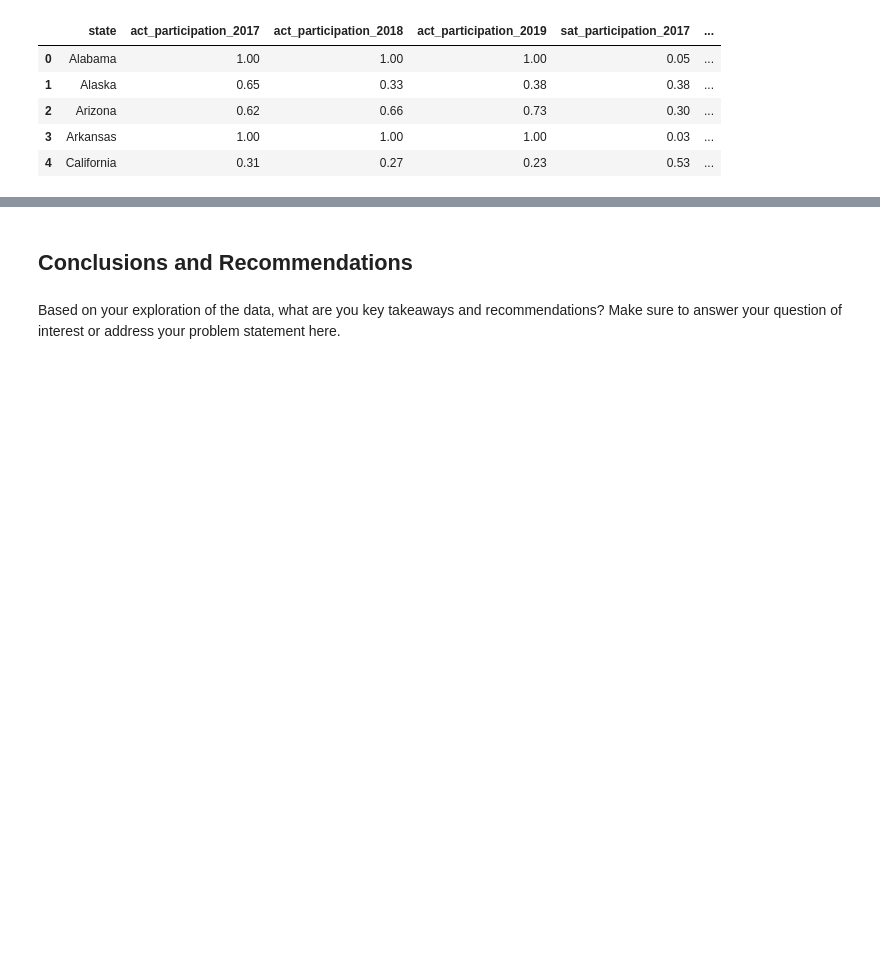
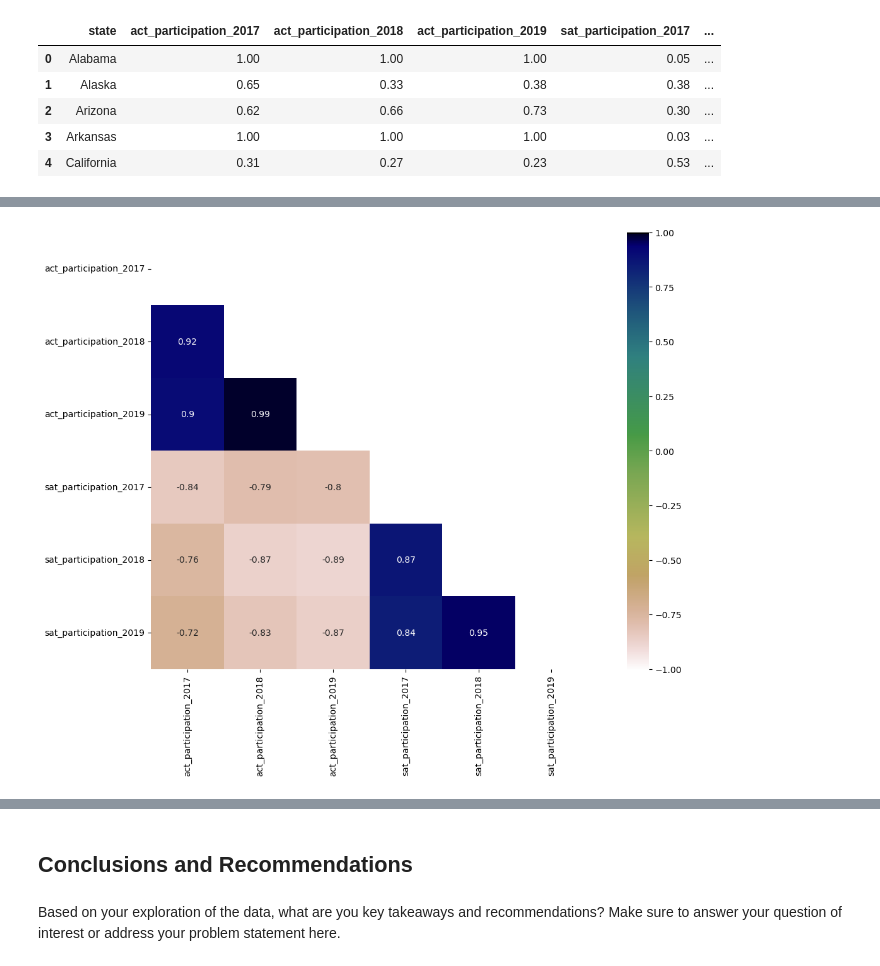
Before and after one commit to katayoonk/Electric-Vehicles-on-Twitter, a Jupyter notebook: code/starter-code.ipynb, the cells around one changed output, grey strips where cells are left out. Cells and saved outputs as stored; diff of their text form; code cells hidden in the pictures; blank space fills up the shorter version.

```diff
--- a/code/starter-code.ipynb
+++ b/code/starter-code.ipynb
@@ -551,0 +483,8 @@ df[df['act_participation_2017'] == max(df.act_participation_2017)]
+# %%
+#make 3 groups of eastern, westren and central states and make a new column which shows this feature for each row in column state
+east = ['Connecticut', 'Delaware', 'Florida', 'Georgia', 'Maine', 'Maryland', 'Massachusetts', 'New Hampshire', 'New York', 'New Jersey', 'North Carolina', 'Pennsylvania', 'Rhode Island', 'South Carolina', 'Vermont', 'Virginia', 'West Virginia', 'District of Columbia']
+west = ['Alaska', 'Arizona', 'California', 'Hawaii', 'Idaho', 'Montana', 'Nevada', 'New Mexico', 'Oregon', 'Utah', 'Washington', 'Wyoming']
+center = ['North Dakota', 'South Dakota', 'Nebraska', 'Kansas', 'Oklahoma', 'Texas', 'Minnesota', 'Iowa', 'Missouri', 'Arkansas', 'Louisiana', 'Wisconsin', 'Illinois', 'Michigan', 'Indiana', 'Ohio', 'Kentucky', 'Tennessee', 'West Virginia', 'Mississippi', 'Alabama']
+print(set(east).intersection(set(center)))
+print(set(east).intersection(set(west)))
+print(set(west).intersection(set(center)))
@@ -551,0 +504,15 @@ df[df['act_participation_2017'] == max(df.act_participation_2017)]
+# %%
+#assign west, east and center to each state and make a list
+states_geo = []
+
+for row in df['state']:
+    if row in east:
+        states_geo.append('E')
+    elif row in west:
+        states_geo.append('W')
+    else:
+        states_geo.append('C')
+# %%
+#make a new column
+df['states_geo'] = states_geo
+df.head()
@@ -596,0 +604,9 @@ Here are some prompts to get you started with visualizations. Feel free to add a
+# %%
+#Does Not make sense for this dataframes and problem statement
+plt.figure(figsize = (16,9))
+corr = df.corr()
+mask = np.zeros_like(corr)
+mask[np.triu_indices_from(mask)] = True
+sns.heatmap(corr, mask=mask, square=True, cmap='gist_earth_r', annot=True, vmin=-1, vmax=1);
+# %% [output]
+[figure, added]
```
Also changed, not shown: parts of 54 cells of this notebook, 3 other files.
